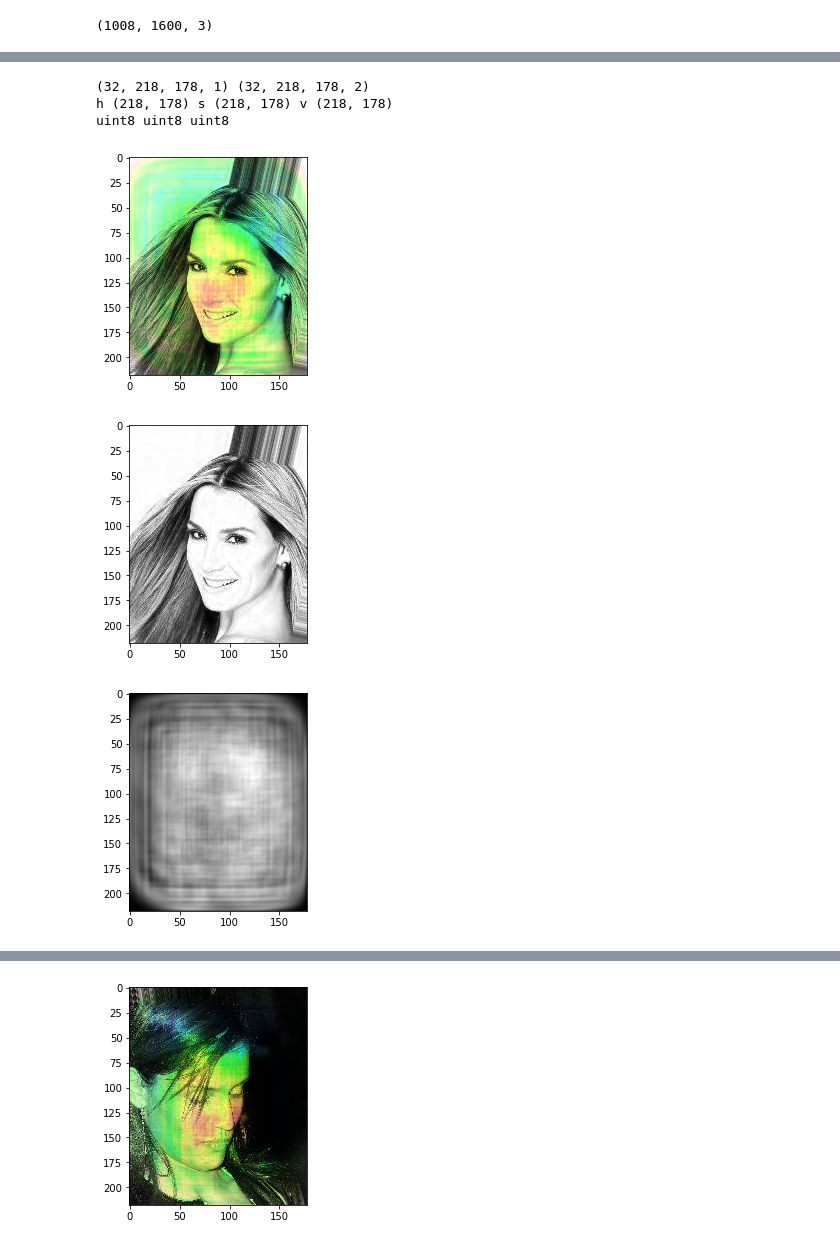
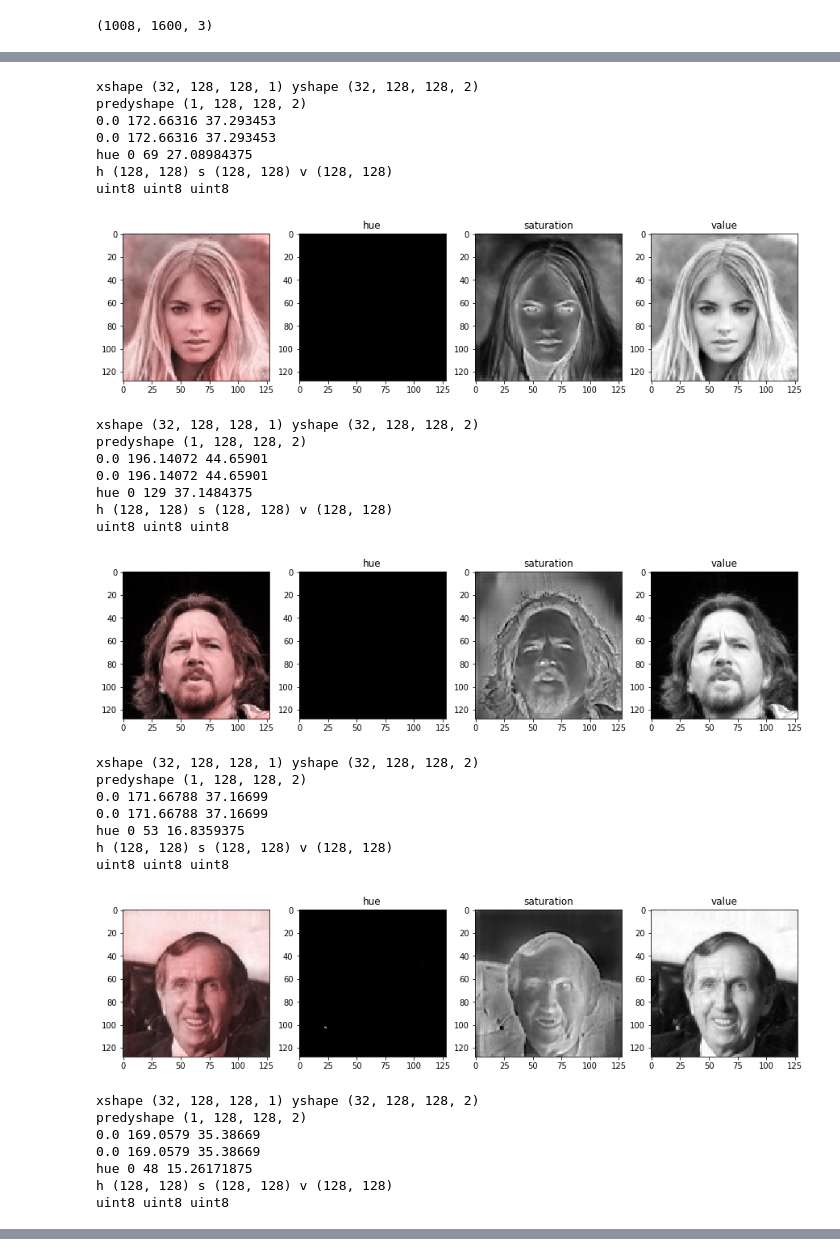
Before and after one commit to matf-ml/ml01-image-colorization, a Jupyter notebook: main.ipynb, the cells around one changed output, grey strips where cells are left out. Saved outputs shown, nothing was run; the diff lists cells and outputs as text; code cells hidden in the pictures.

Commit message:
Changed architecture to unet, though it's not learning hue at all

```diff
--- a/main.ipynb
+++ b/main.ipynb
@@ -112,19 +115,21 @@ class DataGenerator(tf.keras.utils.Sequence):
 #         print('X.shape:',X.shape,'Y.shape',Y.shape)
         return X, Y
 # %%
-params = {'dim': (218, 178),
+params = {'dim': (128, 128),
           'batch_size': 32,
           'in_channels': 1,
           'out_channels': 2,
           'shuffle': True}
 
-data_IDs = os.listdir('data/img_celeba/')
+data_IDs = os.listdir(dataDir)
 print('dataset size',len(data_IDs))
-splitAt = int(len(data_IDs)*0.01)
+trainSplitPercent = 0.01
+splitAt = int(len(data_IDs)*trainSplitPercent)
 print('splitat', splitAt)
 train_IDs = data_IDs[:splitAt]
 print('train len', len(train_IDs))
-val_IDs = data_IDs[splitAt:int(splitAt + splitAt/10)]
+splitValAt = int(splitAt + splitAt/10)
+val_IDs = data_IDs[splitAt:splitValAt]
 print('val len', len(val_IDs))
 
 training_generator = DataGenerator(train_IDs, **params)
@@ -203,14 +214,14 @@ x.input
 # %%
 currTime = time.strftime("%d-%m-%Y-%H-%M-%S", time.localtime())
-layers = ['convmax_convmax_4xDeConv']
+layers = ['unet1']
 NAME = f"test-tensorboard-{ currTime }-layers-" + "_".join(str(l) for l in layers)
 print(NAME)
 
-model = createModel()
+model = createModel(params['dim'])
 tensorboard = TensorBoard(log_dir=f'logs/{NAME}')
 model.fit_generator(generator=training_generator,
                     validation_data=validation_generator,
-                    epochs=3,
+                    epochs=1,
                     use_multiprocessing=False,
                     workers=0,
                     callbacks=[tensorboard])
@@ -267,17 +272,26 @@ def showImgFromPredict(hs, v, showDetails=False):
     print('h',h.shape,'s',s.shape,'v',v.shape)
     print(h.dtype, s.dtype, v.dtype)
     hsv = cv2.merge([h,s,v])
-    showHsv(hsv)
+    # showHsv(hsv)
+    img = cv2.cvtColor(hsv, cv2.COLOR_HSV2RGB)
     if not showDetails:
+        plt.imshow(img)
+        plt.show()
         return
+
+    f, axarr = plt.subplots(1,4, figsize=(15,15))
+
+    axarr[0].imshow(img)
     for i in range(2,-1,-1):
         pic = hsv[:,:,i]
-        plt.imshow(pic, cmap='gray')
-        plt.show()
+        #axarr.title(['hue', 'saturation', 'value'][i])
+        axarr[1+i].title.set_text(['hue', 'saturation', 'value'][i])
+        axarr[1+i].imshow(pic, cmap='gray')
+    plt.show()
 # %%
 def predictFromImage(img, showDetails=False):
     X, Y = validation_generator[1]
-    print(X.shape, Y.shape)
+    print('xshape',X.shape, 'yshape',Y.shape)
 
     inX, inY = loadImgHsv(img )
     #print(inX.shape,inY.shape)
@@ -287,26 +301,56 @@ def predictFromImage(img, showDetails=False):
     #print(X.shape, Y.shape)
 
     X, Y = inX, inY
-
+    # 1st layer is hue, 2nd saturation
     predY = model.predict(X)
 
     #print(X.dtype, X.min(), X.max(), X.mean())
     #predY = int(predY)
-    #print(predY.min(), predY.max(), predY.mean() )
+    print('predyshape',predY.shape)
+    print(predY.min(), predY.max(), predY.mean() )
+    print(predY.min(), predY.max(), predY.mean() )
     predY = predY
     predY = np.maximum(predY, 0)
     X = X.astype('uint8')
     predY = predY.astype('uint8')
     #print(predY.min(), predY.max(), predY.mean() )
+    #predY[:,0] += 100
+    hue = predY[:,0]
+    print('hue',hue.min(), hue.max(), hue.mean() )
 
     showImgFromPredict(predY, X, showDetails)
 # %%
 for i in range(1,10):
-    predictFromImage(f'data/img_celeba/00000{i}.jpg', i==1)
+    predictFromImage(f'data/resized/0000{i+18:2}.jpg', True)
 # %% [output]
-(32, 218, 178, 1) (32, 218, 178, 2)
-h (218, 178) s (218, 178) v (218, 178)
+xshape (32, 128, 128, 1) yshape (32, 128, 128, 2)
+predyshape (1, 128, 128, 2)
+0.0 172.66316 37.293453
+0.0 172.66316 37.293453
+hue 0 69 27.08984375
+h (128, 128) s (128, 128) v (128, 128)
 uint8 uint8 uint8
-[figure, old version]
+[figure, new version]
+xshape (32, 128, 128, 1) yshape (32, 128, 128, 2)
+predyshape (1, 128, 128, 2)
+0.0 196.14072 44.65901
+0.0 196.14072 44.65901
+hue 0 129 37.1484375
+h (128, 128) s (128, 128) v (128, 128)
+uint8 uint8 uint8
-[figure, old version]
+[figure, new version]
+xshape (32, 128, 128, 1) yshape (32, 128, 128, 2)
+predyshape (1, 128, 128, 2)
+0.0 171.66788 37.16699
+0.0 171.66788 37.16699
+hue 0 53 16.8359375
+h (128, 128) s (128, 128) v (128, 128)
+uint8 uint8 uint8
-[figure, old version]
+[figure, new version]
+xshape (32, 128, 128, 1) yshape (32, 128, 128, 2)
+predyshape (1, 128, 128, 2)
+0.0 169.0579 35.38669
+0.0 169.0579 35.38669
+hue 0 48 15.26171875
+h (128, 128) s (128, 128) v (128, 128)
+uint8 uint8 uint8
@@ -325 +373,0 @@ uint8 uint8 uint8
-[figure, removed]
```
Also changed, not shown: parts of 11 cells of this notebook.
